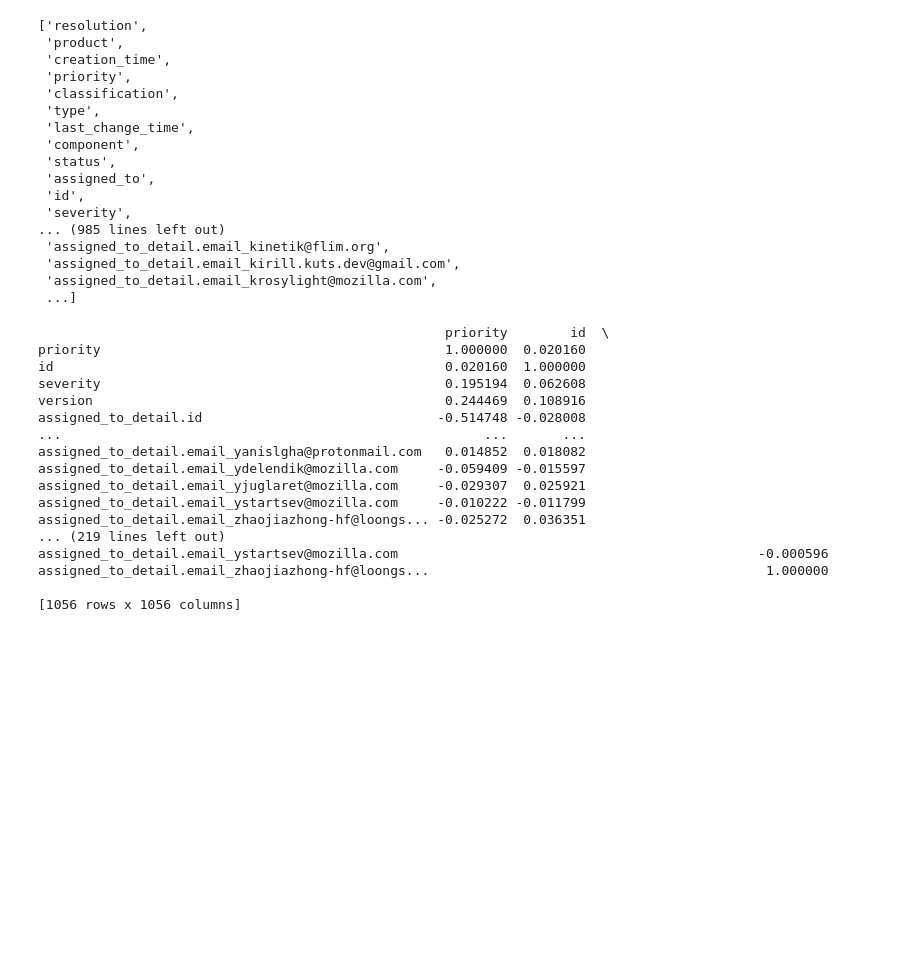
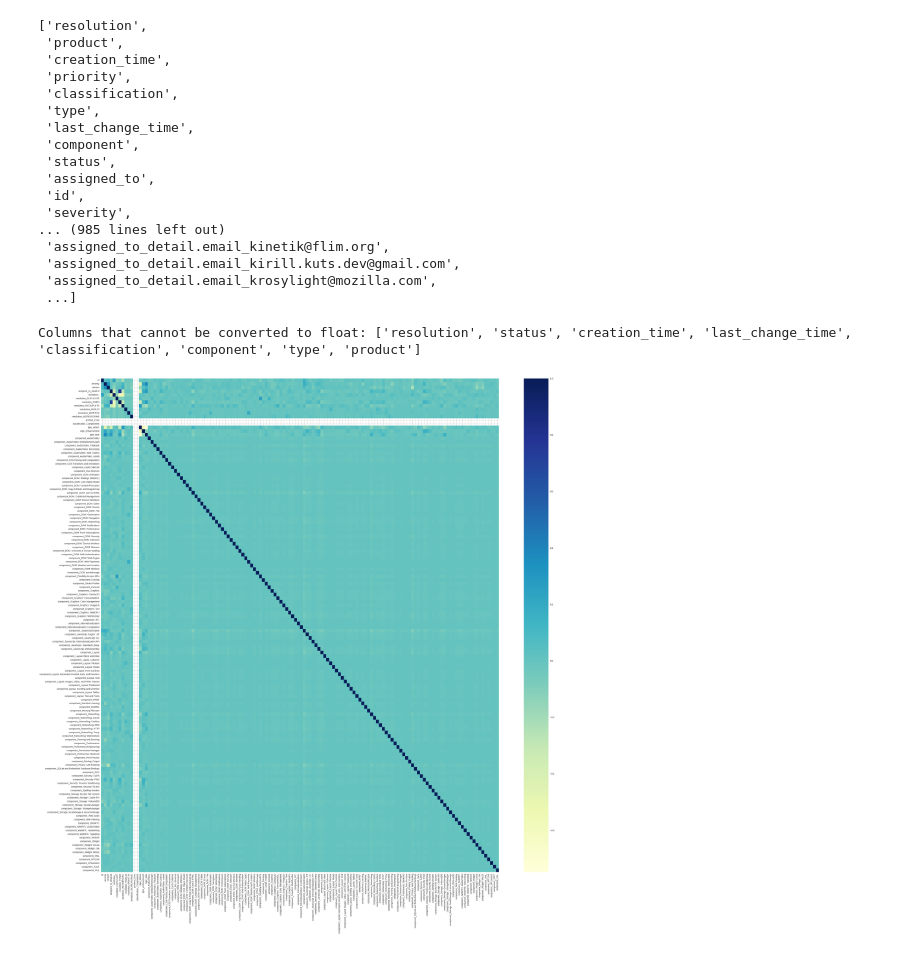
Before and after one commit to jonathano88/Data, a Jupyter notebook: analysis.ipynb, the cells around one changed output. Saved outputs shown, nothing was run; the diff lists cells and outputs as text; code cells hidden in the pictures; blank space fills up the shorter version.

Commit message:
Selecting

```diff
--- a/analysis.ipynb
+++ b/analysis.ipynb
@@ -560,7 +542,7 @@ mergeddata.to_csv('dataset_20240907_plusP_Psummary_tfidf_10.csv')
 # %% [markdown]
 # Checkpoint 6
 # %%
-mergeddata = pd.read_csv('dataset_20240907_plusP_Psummary_tfidf_5.csv')
+mergeddata = pd.read_csv('dataset_20240907_plusP_Psummary_tfidf_10.csv')
 # %%
 mergeddata.head()
 mergeddata['resolution'] = mergeddata['resolution'].fillna('')
@@ -658,0 +641,25 @@ mergeddata['last_change_time'] = pd.to_datetime(mergeddata['last_change_time'])
+# %%
+print(mergeddata.columns.tolist())
+print(dmergeddata.columns.tolist())
+ogcols = mergeddata[['priority'
+,'resolution'
+,'product'
+,'creation_time'
+,'classification'
+,'type'
+,'last_change_time'
+,'component'
+,'status'
+,'priority'
+,'severity'
+,'assigned_to_detail.id']]
+dmergeddata = dmergeddata.drop(['priority'
+,'resolution'
+,'product'
+,'creation_time'
+,'classification'
+,'type'
+,'last_change_time'
+,'component'
+,'status'
+],axis=1)
@@ -690,7 +700,7 @@ def rows_with_nan(df, column_name):
     # Filtrar las filas donde la columna especificada tiene valores NaN
     rows_with_nan = df[df[column_name].isna()]
     return rows_with_nan
-rows_with_nan(mergeddata,'Psummary_intermittent')
-print(rows_with_nan(mergeddata,'Psummary_intermittent').index)
-mergeddata.drop(index=9999, inplace=True)
+rows_with_nan(dmergeddata,'Psummary_intermittent')
+print(rows_with_nan(dmergeddata,'Psummary_intermittent').index)
+dmergeddata.drop(index=9999, inplace=True)
 # %% [output]
@@ -1405,4 +1369,5 @@ ADASYN does not accept missing values encoded as NaN natively. For supervised le
 # %% [markdown]
 # Heatmap
 # %%
-mergeddataS = mergeddata[mergeddata.columns.drop(list(mergeddata.filter(regex='^Psummary')))]
+# mergeddataS = dmergeddata
+mergeddataS = dmergeddata[dmergeddata.columns.drop(list(dmergeddata.filter(regex='^Psummary')))]
@@ -1474,40 +1457,41 @@ mergeddata.to_csv('dataset_20240907_plusP_Psummary_tfidf_10.csv')
  'assigned_to_detail.email_kirill.kuts.dev@gmail.com',
  'assigned_to_detail.email_krosylight@mozilla.com',
  ...]
+# %%
+# Assuming you have your DataFrame loaded as 'dataHM'
+
+# Get all columns
+all_columns = mergeddataS.columns.tolist()
+
+# Get numerical columns
+numerical_columns = mergeddataS.select_dtypes(include=['number']).columns.tolist()
+
+# Get non-numerical columns
+non_numerical_columns = list(set(all_columns) - set(numerical_columns))
+
+print("Columns that cannot be converted to float:", non_numerical_columns)
+# %% [output]
+Columns that cannot be converted to float: ['resolution', 'status', 'creation_time', 'last_change_time', 'classification', 'component', 'type', 'product']
 # %%
 # Import modules
 import matplotlib.pyplot as mp
 import pandas as pd
 import seaborn as sb
 
 # Import file with data
-dataHM = mergeddata[mergeddata.columns.drop(list(mergeddata.filter(regex='^Psummary')))]
+dataHM = mergeddataS.copy()
+# mergeddata[mergeddata.columns.drop(list(mergeddata.filter(regex='^Psummary')))]
 
 # Print data that will be plotted
 # Columns shown here are selected by corr() since
 # they are ideal for the plot
-print(dataHM.corr(numeric_only=True))
+# print(dataHM.corr(numeric_only=True))
 
 # Plotting correlation heatmap
-dataplot = sb.heatmap(dataHM.corr(numeric_only=True), cmap="YlGnBu", annot=True)
+fig, ax = mp.subplots(figsize=(40, 40))
+dataplot = sb.heatmap(dataHM.corr(numeric_only=True), cmap="YlGnBu", annot=False, ax=ax)
 
 # Displaying heatmap
 mp.show()
 # %% [output]
-                                                    priority        id  \
-priority                                            1.000000  0.020160
-id                                                  0.020160  1.000000
-severity                                            0.195194  0.062608
-version                                             0.244469  0.108916
-assigned_to_detail.id                              -0.514748 -0.028008
-...                                                      ...       ...
-assigned_to_detail.email_yanislgha@protonmail.com   0.014852  0.018082
-assigned_to_detail.email_ydelendik@mozilla.com     -0.059409 -0.015597
-assigned_to_detail.email_yjuglaret@mozilla.com     -0.029307  0.025921
-assigned_to_detail.email_ystartsev@mozilla.com     -0.010222 -0.011799
-assigned_to_detail.email_zhaojiazhong-hf@loongs... -0.025272  0.036351
-... (219 lines left out)
-assigned_to_detail.email_ystartsev@mozilla.com                                              -0.000596
-assigned_to_detail.email_zhaojiazhong-hf@loongs...                                           1.000000
-
-[1056 rows x 1056 columns]
+[figure, added]
```
Also changed, not shown: parts of 11 cells of this notebook.
